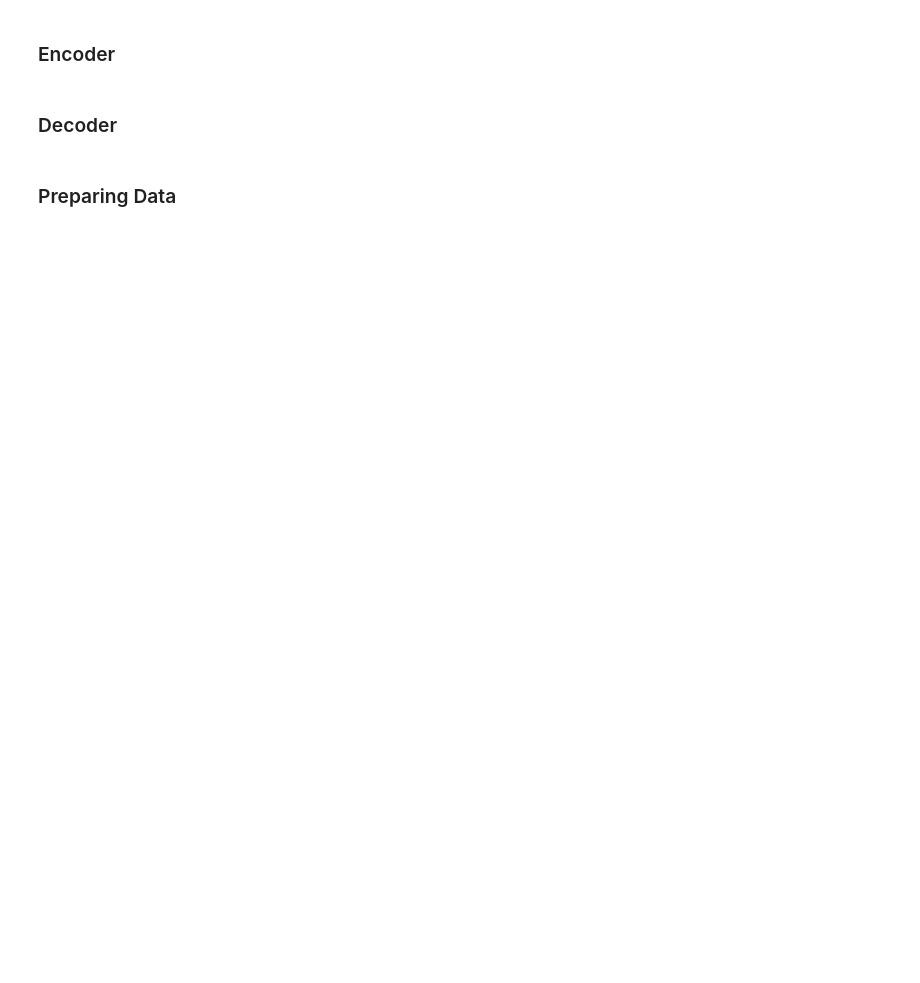
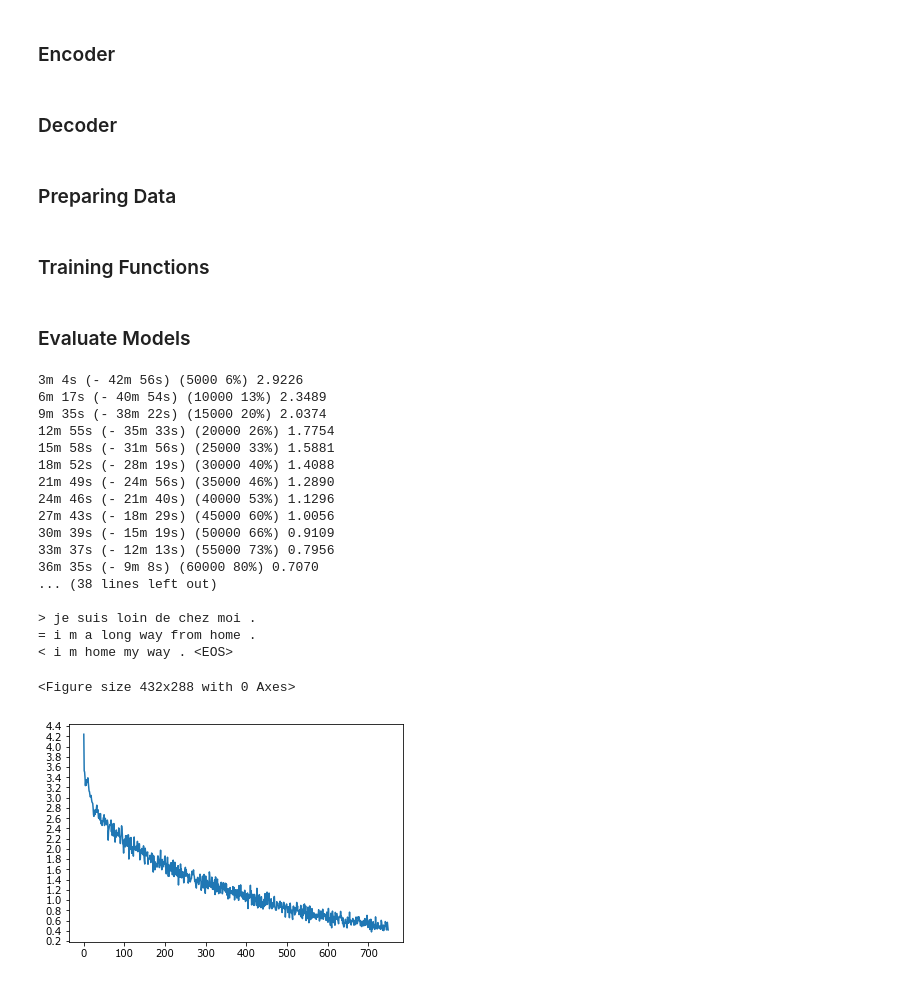
Before and after one commit to PacktPublishing/Deep-Reinforcement-with-PyTorch-and-TensorFlow, a Jupyter notebook: notebooks/recurrent_pytorch/seq_to_seq_simple.ipynb, the cells around one changed output. Drawn from its saved outputs; the diff is of its cells as text; code cells hidden in the pictures; blank space fills up the shorter version.

```diff
--- a/notebooks/recurrent_pytorch/seq_to_seq_simple.ipynb
+++ b/notebooks/recurrent_pytorch/seq_to_seq_simple.ipynb
@@ -228,6 +230,8 @@ def tensorsFromPair(pair):
     input_tensor = tensorFromSentence(input_lang, pair[0])
     target_tensor = tensorFromSentence(output_lang, pair[1])
     return (input_tensor, target_tensor)
+# %% [markdown]
+### Training Functions
 # %%
 def train(input_tensor, target_tensor, encoder, decoder,
           encoder_optimizer, decoder_optimizer, criterion, max_length=MAX_LENGTH):
@@ -315,6 +319,8 @@ def trainIters(encoder, decoder, n_iters, print_every=1000, plot_every=100, lear
             plot_loss_total = 0
 
     showPlot(plot_losses)
+# %% [markdown]
+### Evaluate Models
 # %%
 def evaluate(encoder, decoder, sentence, max_length=MAX_LENGTH):
     with torch.no_grad():
@@ -337,7 +343,7 @@ def evaluate(encoder, decoder, sentence, max_length=MAX_LENGTH):
 
         for di in range(max_length):
             decoder_output, decoder_hidden = decoder(
-                decoder_input, decoder_hidden, encoder_outputs)
+                decoder_input, decoder_hidden)
 
             topv, topi = decoder_output.data.topk(1)
             if topi.item() == EOS_token:
@@ -356,17 +362,37 @@ def evaluateRandomly(encoder, decoder, n=10):
         pair = random.choice(pairs)
         print('>', pair[0])
         print('=', pair[1])
-        output_words, attentions = evaluate(encoder, decoder, pair[0])
+        output_words = evaluate(encoder, decoder, pair[0])
         output_sentence = ' '.join(output_words)
         print('<', output_sentence)
         print('')
 # %%
 encoder1 = EncoderRNN(input_lang.n_words, hidden_size).to(device)
 decoder1 = DecoderRNN(hidden_size, output_lang.n_words).to(device)
 
 trainIters(encoder1, decoder1, 75000, print_every=5000)
 
 ######################################################################
 #
 
-evaluateRandomly(encoder1, attn_decoder1)
+evaluateRandomly(encoder1, decoder1)
+# %% [output]
+3m 4s (- 42m 56s) (5000 6%) 2.9226
+6m 17s (- 40m 54s) (10000 13%) 2.3489
+9m 35s (- 38m 22s) (15000 20%) 2.0374
+12m 55s (- 35m 33s) (20000 26%) 1.7754
+15m 58s (- 31m 56s) (25000 33%) 1.5881
+18m 52s (- 28m 19s) (30000 40%) 1.4088
+21m 49s (- 24m 56s) (35000 46%) 1.2890
+24m 46s (- 21m 40s) (40000 53%) 1.1296
+27m 43s (- 18m 29s) (45000 60%) 1.0056
+30m 39s (- 15m 19s) (50000 66%) 0.9109
+33m 37s (- 12m 13s) (55000 73%) 0.7956
+36m 35s (- 9m 8s) (60000 80%) 0.7070
+... (38 lines left out)
+
+> je suis loin de chez moi .
+= i m a long way from home .
+< i m home my way . <EOS>
+<Figure size 432x288 with 0 Axes>
+[figure, added]
```
Also changed, not shown: parts of 2 cells of this notebook, 3 other files.
